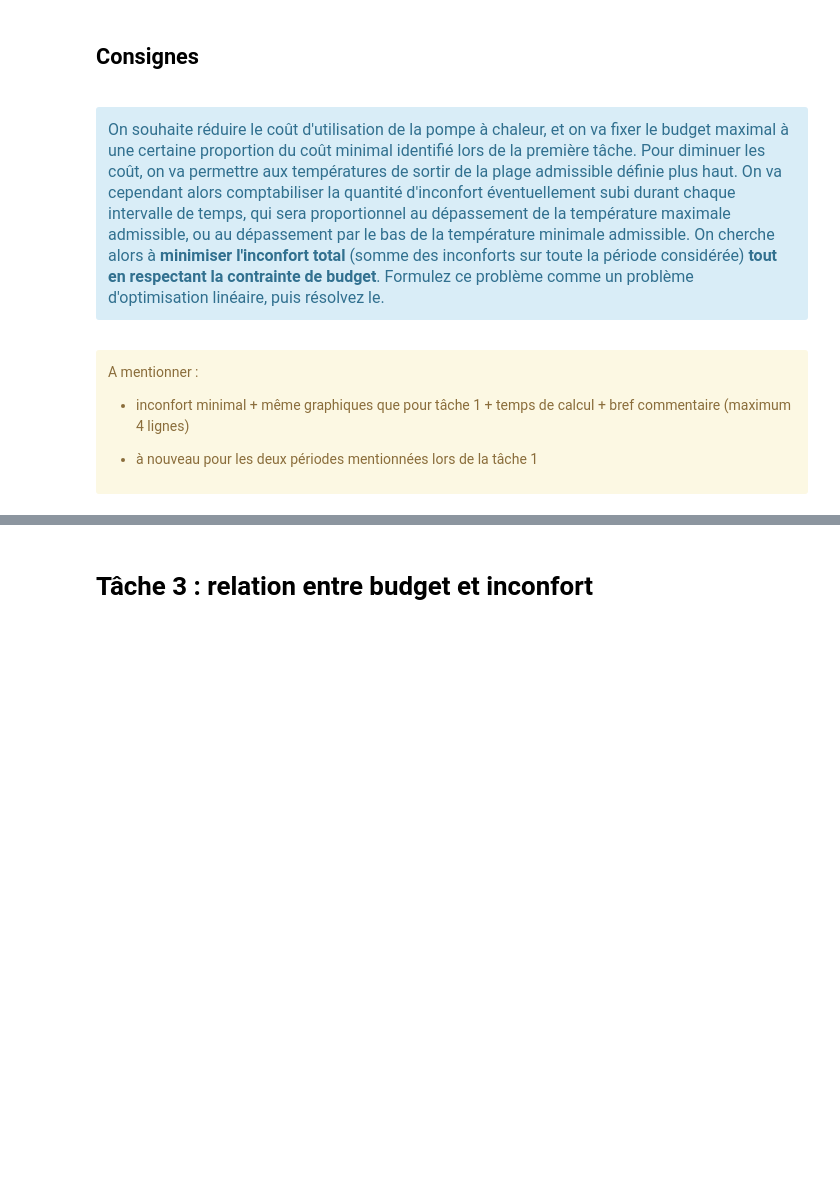
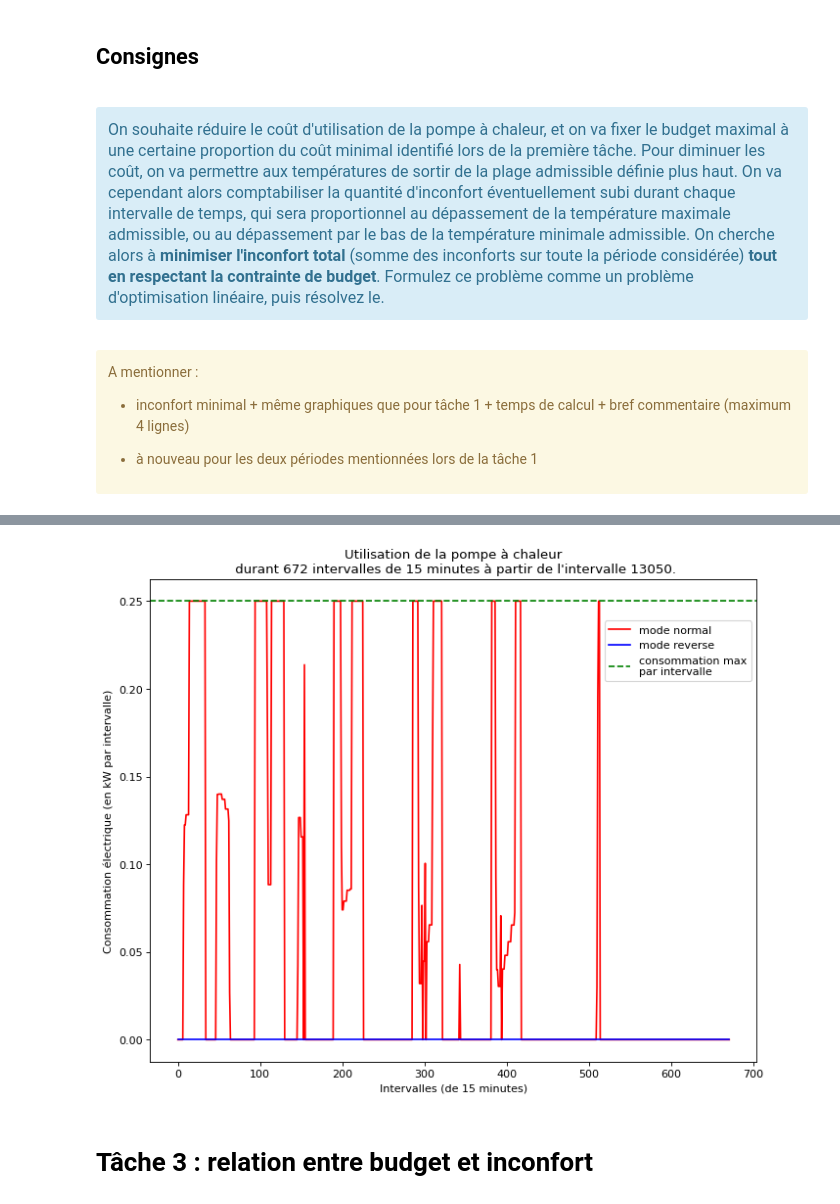
Before and after one commit to nicojmn/LINMA1702-project, a Jupyter notebook: part-1/notebook-part-1.ipynb, the cells around one changed output, grey strips where cells are left out. Saved outputs shown, nothing was run; the diff lists cells and outputs as text; code cells hidden in the pictures; blank space fills up the shorter version.

```diff
--- a/part-1/notebook-part-1.ipynb
+++ b/part-1/notebook-part-1.ipynb
@@ -227,3 +348,7 @@ commentaire (maximum 4 lignes)
+# %%
+pump_graph(Xn2.value, Xr2.value, 13050, 672)
+# %% [output]
+[figure, added]
 # %% [markdown]
 # Tâche 3 : relation entre budget et inconfort
 # %% [markdown]
```
Also changed, not shown: parts of 7 cells of this notebook, 1 other file.
